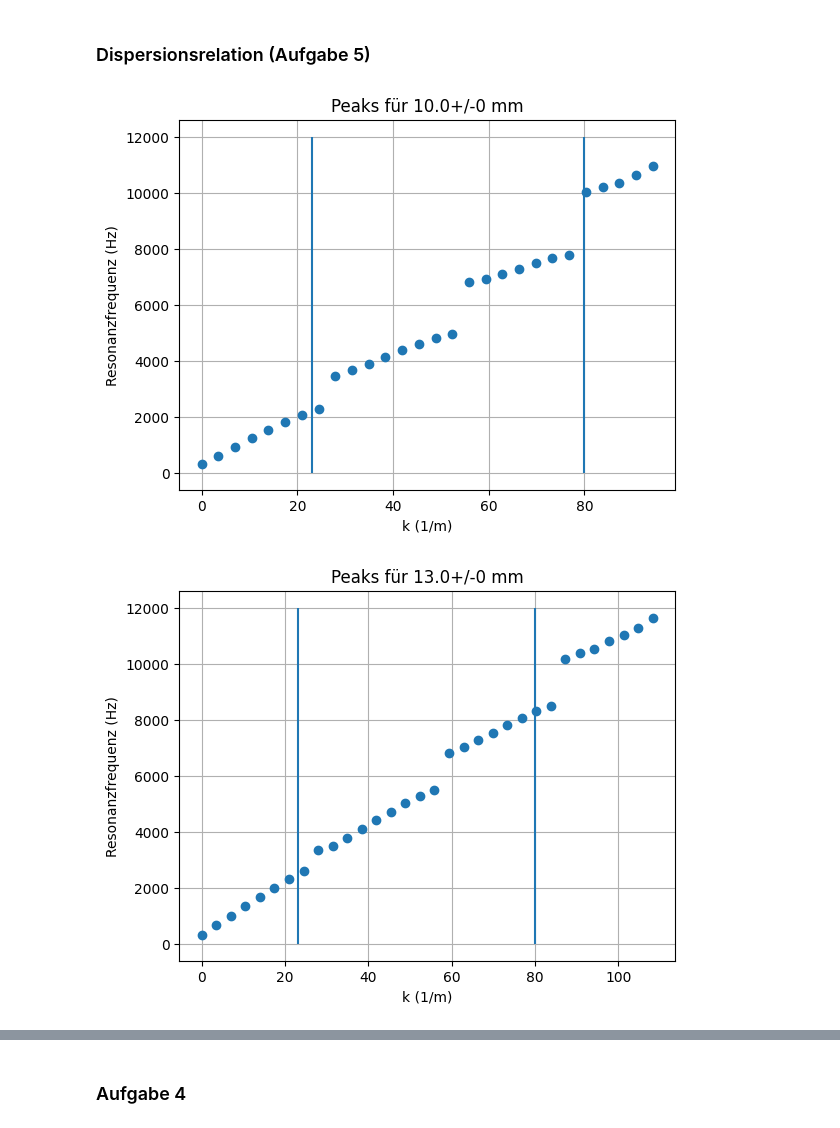
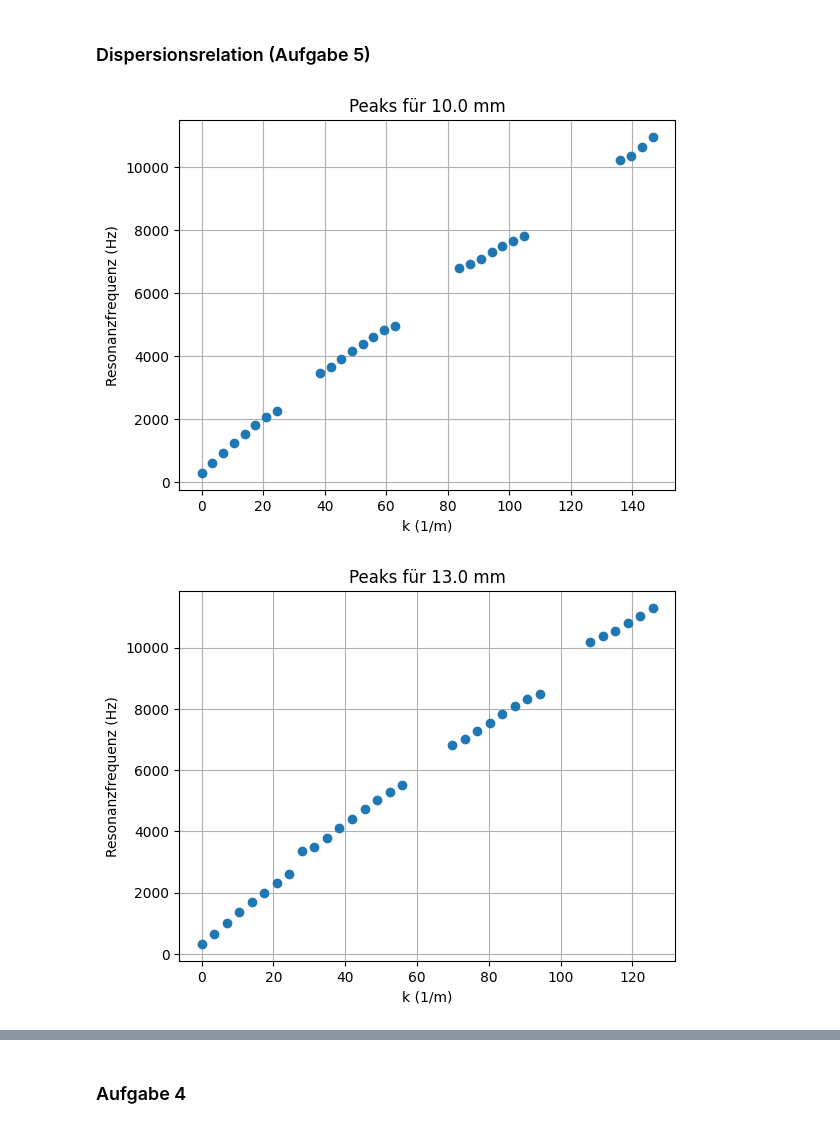
Before and after one commit to celina-coder-beep/F-Praktikum, a Jupyter notebook: 511-Quantenanalogien/Auswertung511.ipynb, the cells around one changed output, grey strips where cells are left out. Drawn from its saved outputs; the diff is of its cells as text; code cells hidden in the pictures.

```diff
--- a/511-Quantenanalogien/Auswertung511.ipynb
+++ b/511-Quantenanalogien/Auswertung511.ipynb
@@ -259,20 +259,18 @@ frequency_gegen_index(peaks3_all, iris3, unit_iris)
 ### Dispersionsrelation (Aufgabe 5)
 # %%
 # w(k) = n* c* pi / (2L)
-# vlines für jede Länge anders
 
-for i, peaks in enumerate(peaks3_all_raw):
+for i, peaks in enumerate(peaks3_all):
         n= np.arange(len(peaks))
         x=n * np.pi /(2* 0.45)
         y= np.array([p.nominal_value for p in peaks])
 
-        plt.vlines([23,81],0,12000 )
         plt.errorbar(x, y, yerr= [p.std_dev for p in peaks], fmt='o')
         plt.xlabel("k (1/m)")
         plt.ylabel("Resonanzfrequenz (Hz)")
-        plt.title(f"Peaks für {iris3[i]} mm")
+        plt.title(f"Peaks für {iris3[i].nominal_value} mm")
         plt.grid()
         plt.show()
 # %% [output]
-[figure, old version]
+[figure, new version]
-[figure, old version]
+[figure, new version]
```
Also changed, not shown: parts of 11 cells of this notebook.
